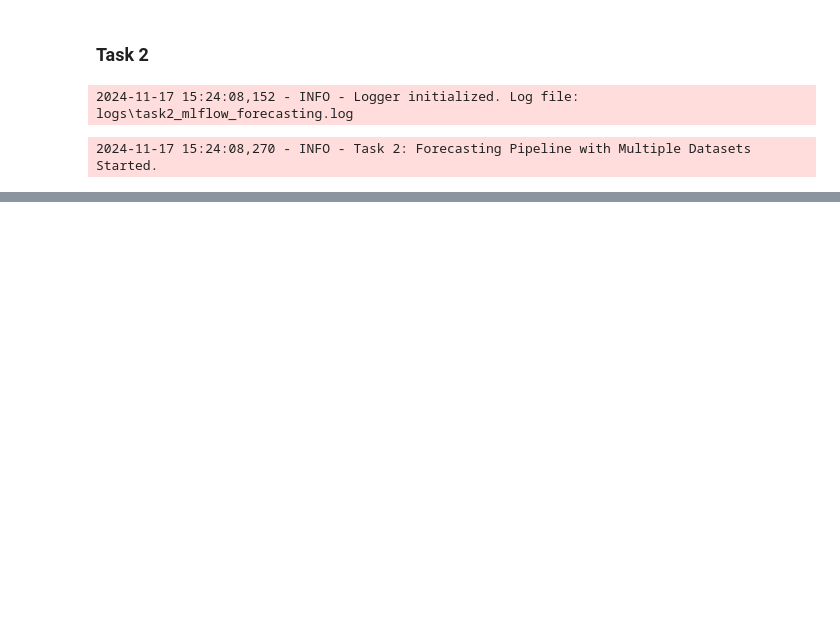
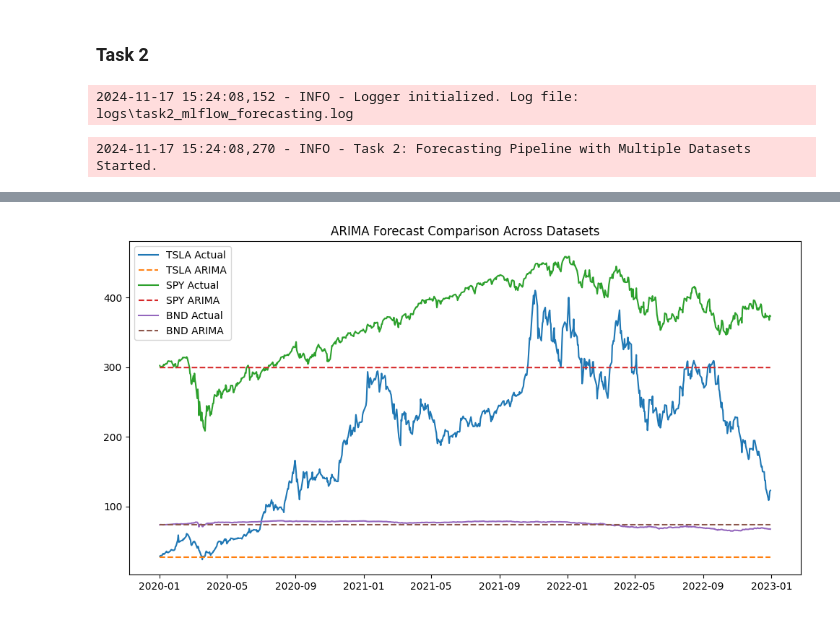
Before and after one commit to Birkity/PortfolioPredictor, a Jupyter notebook: notebooks/task2_forecasting.ipynb, the cells around one changed output, grey strips where cells are left out. Saved outputs shown, nothing was run; the diff lists cells and outputs as text; code cells hidden in the pictures; blank space fills up the shorter version.

Commit message:
Visulization of time series arima model

```diff
--- a/notebooks/task2_forecasting.ipynb
+++ b/notebooks/task2_forecasting.ipynb
@@ -84,3 +84,13 @@ for name, data in datasets.items():
 2024/11/17 15:27:27 WARNING mlflow.models.model: Model logged without a signature and input example. Please set `input_example` parameter when logging the model to auto infer the model signature.
 2024-11-17 15:27:27,809 - INFO - Logged model: arima_model_BND to MLflow.
 2024-11-17 15:27:27,809 - INFO - Completed processing for BND. Metrics: {'MAE': np.float64(4.004515148344494), 'RMSE': np.float64(4.31833703878107)}
+# %%
+plt.figure(figsize=(12, 6))
+for name, result in results.items():
+    plt.plot(result["test"], label=f"{name} Actual", linestyle="solid")
+    plt.plot(result["test"].index, result["arima_forecast"], label=f"{name} ARIMA", linestyle="--")
+plt.legend()
+plt.title("ARIMA Forecast Comparison Across Datasets")
+plt.show()
+# %% [output]
+[figure, added]
```
